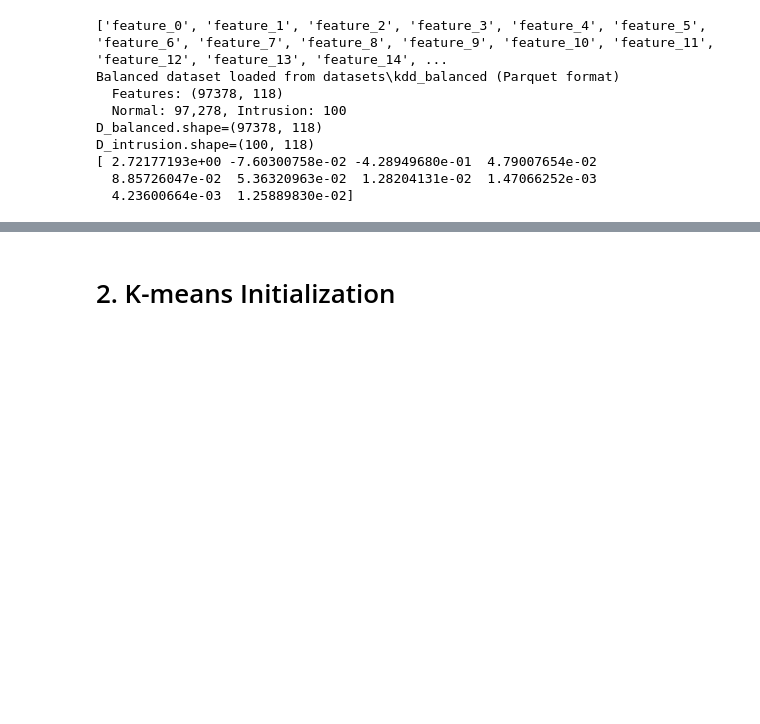
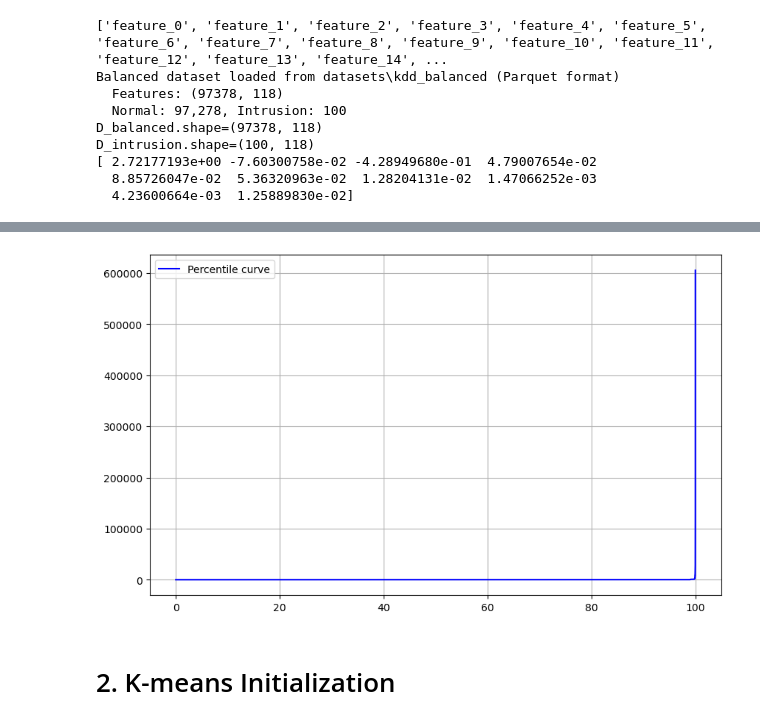
Before and after one commit to giga3132/ml_homework, a Jupyter notebook: homework_2_setup.ipynb, the cells around one changed output, grey strips where cells are left out. Cells and saved outputs as stored; diff of their text form; code cells hidden in the pictures; blank space fills up the shorter version.

```diff
--- a/homework_2_setup.ipynb
+++ b/homework_2_setup.ipynb
@@ -132,3 +190,16 @@ D_intrusion.shape=(100, 118)
+# %%
+sorted_errors
+test_arr = np.zeros(len(sorted_errors))
+for i in range(len(test_arr)):
+    test_arr[i] = (i / len(sorted_errors)) * 100
+plt.figure(figsize=(10, 6))
+plt.plot(test_arr, sorted_errors, label='Percentile curve', color='blue')
+
+plt.grid(True)
+plt.legend()
+plt.show()
+# %% [output]
+[figure, added]
 # %% [markdown]
 # 2. K-means Initialization
 # %%
```
Also changed, not shown: parts of 7 cells of this notebook.
